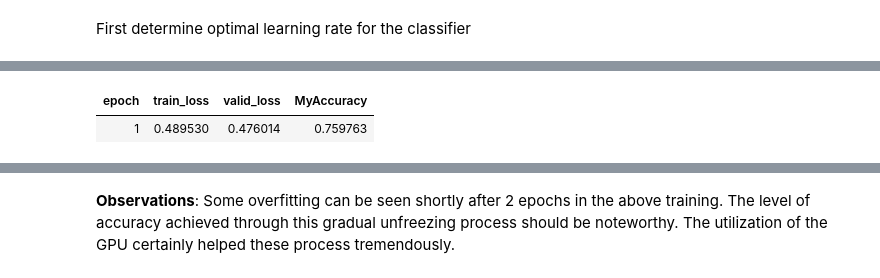
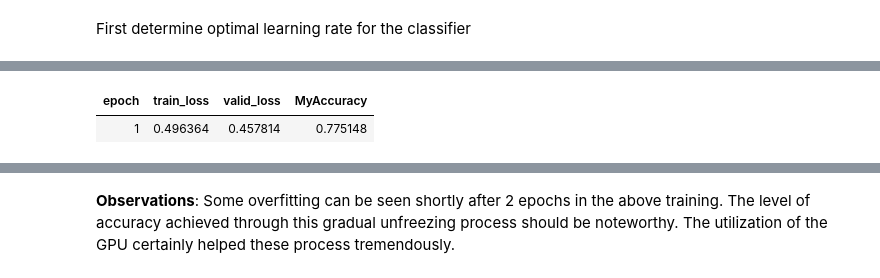
Before and after one commit to anthonyckleung/Transfer-Learning-in-Sentiment-Tweets, a Jupyter notebook: ulmfit-sentiment-analysis.ipynb, the cells around one changed output, grey strips where cells are left out. Saved outputs shown, nothing was run; the diff lists cells and outputs as text; code cells hidden in the pictures.

```diff
--- a/ulmfit-sentiment-analysis.ipynb
+++ b/ulmfit-sentiment-analysis.ipynb
@@ -313,7 +309,7 @@ Wall time: 10.5 s
 # %%
 %%time
 learn.freeze_to(-2)
-learn.fit_one_cycle(1, max_lr = slice(1e-2/2.6,1e-2), moms=(0.75, 0.65))
+learn.fit_one_cycle(1, max_lr = slice(1e-2/2.6,1e-2), moms=(0.8, 0.7))
 # %% [output]
 | epoch | train_loss | valid_loss | MyAccuracy |
-| 1 | 0.489530 | 0.476014 | 0.759763 |
+| 1 | 0.496364 | 0.457814 | 0.775148 |
```
Also changed, not shown: parts of 16 cells of this notebook.
